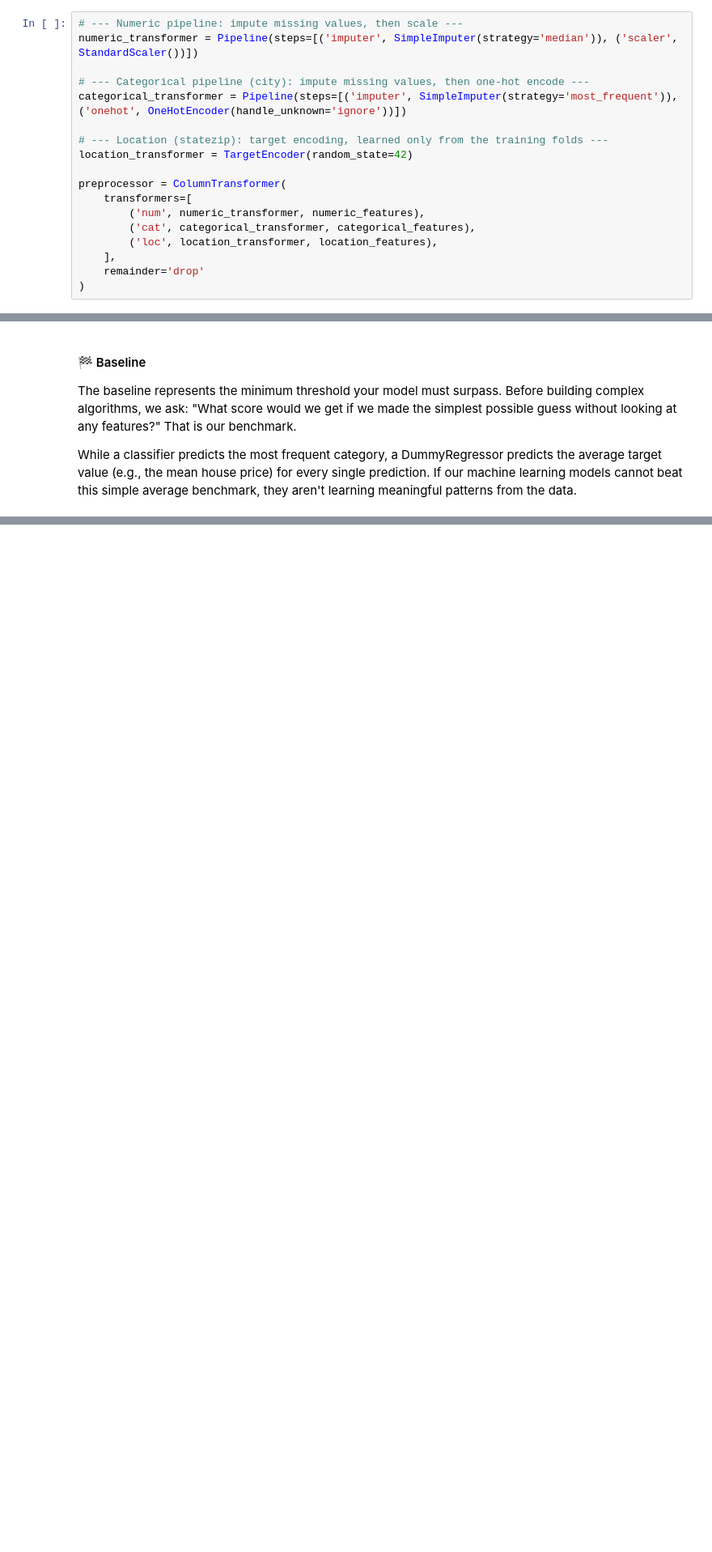
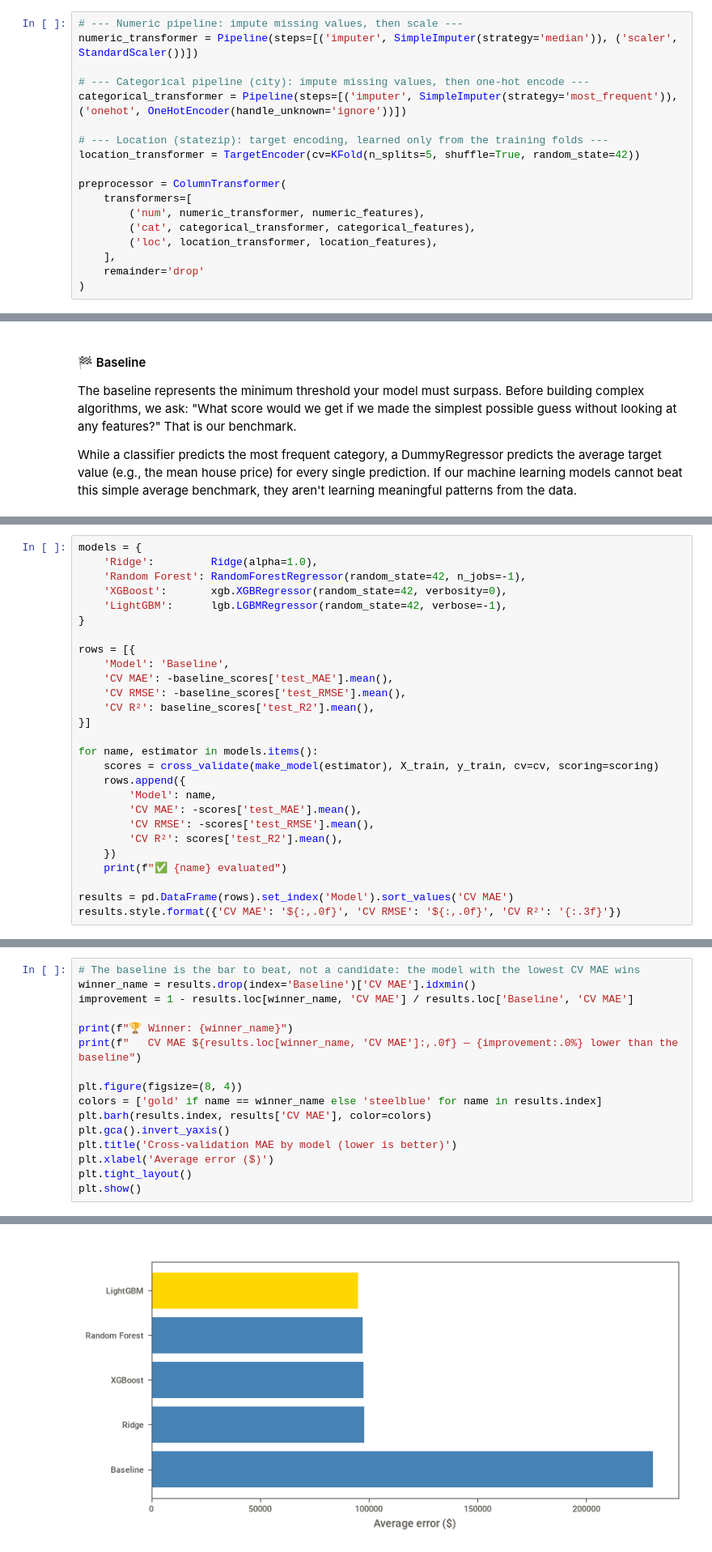
Before and after one commit to MaykInvest/House_Prices_Prediction, a Jupyter notebook: project.ipynb, the cells around one changed output, grey strips where cells are left out. Shown at 81% size. Cells and saved outputs as stored; diff of their text form; blank space fills up the shorter version.

```diff
--- a/project.ipynb
+++ b/project.ipynb
@@ -478,7 +400,7 @@ numeric_transformer = Pipeline(steps=[('imputer', SimpleImputer(strategy='median
 categorical_transformer = Pipeline(steps=[('imputer', SimpleImputer(strategy='most_frequent')), ('onehot', OneHotEncoder(handle_unknown='ignore'))])
 
 # --- Location (statezip): target encoding, learned only from the training folds ---
-location_transformer = TargetEncoder(random_state=42)
+location_transformer = TargetEncoder(cv=KFold(n_splits=5, shuffle=True, random_state=42))
 
 preprocessor = ColumnTransformer(
     transformers=[
@@ -523,0 +472,27 @@ While a classifier predicts the most frequent category, a DummyRegressor predict
+# %%
+models = {
+    'Ridge':         Ridge(alpha=1.0),
+    'Random Forest': RandomForestRegressor(random_state=42, n_jobs=-1),
+    'XGBoost':       xgb.XGBRegressor(random_state=42, verbosity=0),
+    'LightGBM':      lgb.LGBMRegressor(random_state=42, verbose=-1),
+}
+
+rows = [{
+    'Model': 'Baseline',
+    'CV MAE': -baseline_scores['test_MAE'].mean(),
+    'CV RMSE': -baseline_scores['test_RMSE'].mean(),
+    'CV R²': baseline_scores['test_R2'].mean(),
+}]
+
+for name, estimator in models.items():
+    scores = cross_validate(make_model(estimator), X_train, y_train, cv=cv, scoring=scoring)
+    rows.append({
+        'Model': name,
+        'CV MAE': -scores['test_MAE'].mean(),
+        'CV RMSE': -scores['test_RMSE'].mean(),
+        'CV R²': scores['test_R2'].mean(),
+    })
+    print(f"✅ {name} evaluated")
+
+results = pd.DataFrame(rows).set_index('Model').sort_values('CV MAE')
+results.style.format({'CV MAE': '${:,.0f}', 'CV RMSE': '${:,.0f}', 'CV R²': '{:.3f}'})
@@ -523,0 +515,17 @@ While a classifier predicts the most frequent category, a DummyRegressor predict
+# %%
+# The baseline is the bar to beat, not a candidate: the model with the lowest CV MAE wins
+winner_name = results.drop(index='Baseline')['CV MAE'].idxmin()
+improvement = 1 - results.loc[winner_name, 'CV MAE'] / results.loc['Baseline', 'CV MAE']
+
+print(f"🏆 Winner: {winner_name}")
+print(f"   CV MAE ${results.loc[winner_name, 'CV MAE']:,.0f} — {improvement:.0%} lower than the baseline")
+
+plt.figure(figsize=(8, 4))
+colors = ['gold' if name == winner_name else 'steelblue' for name in results.index]
+plt.barh(results.index, results['CV MAE'], color=colors)
+plt.gca().invert_yaxis()
+plt.title('Cross-validation MAE by model (lower is better)')
+plt.xlabel('Average error ($)')
+plt.tight_layout()
+plt.show()
+# %% [output]
@@ -523,0 +534 @@ While a classifier predicts the most frequent category, a DummyRegressor predict
+[figure, added]
```
Also changed, not shown: parts of 30 cells of this notebook, 1 other file.
